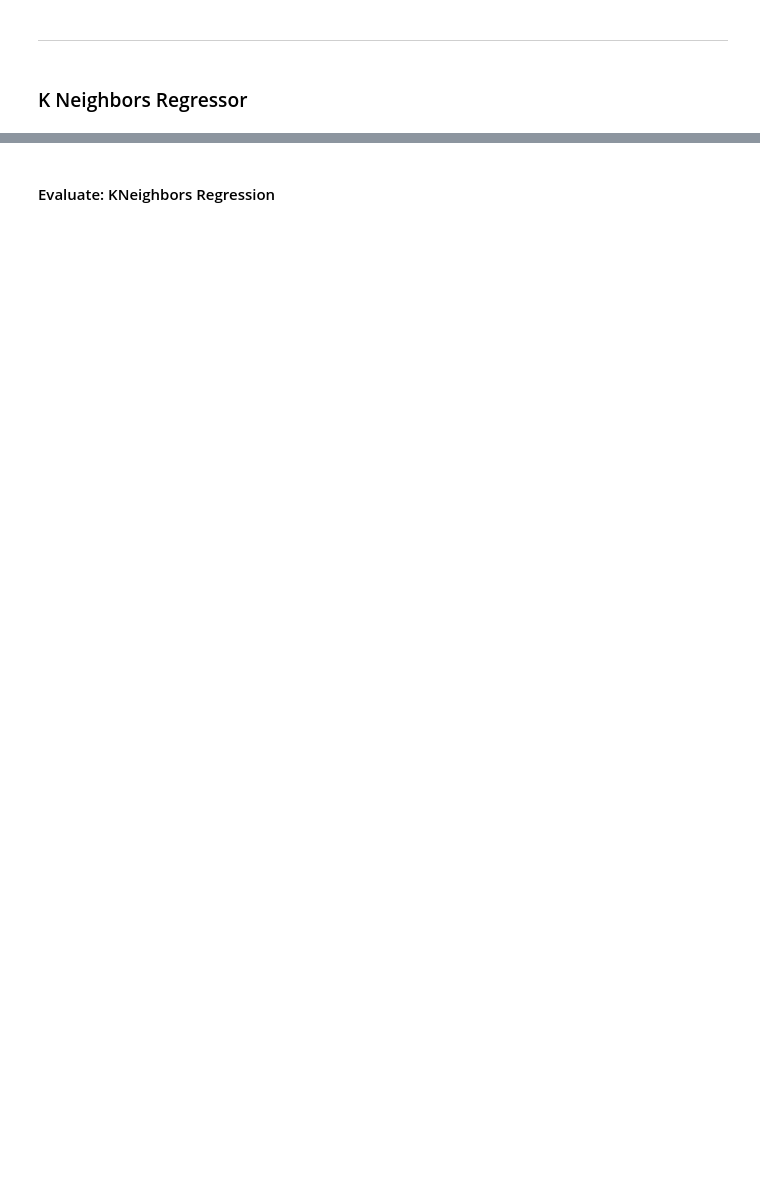
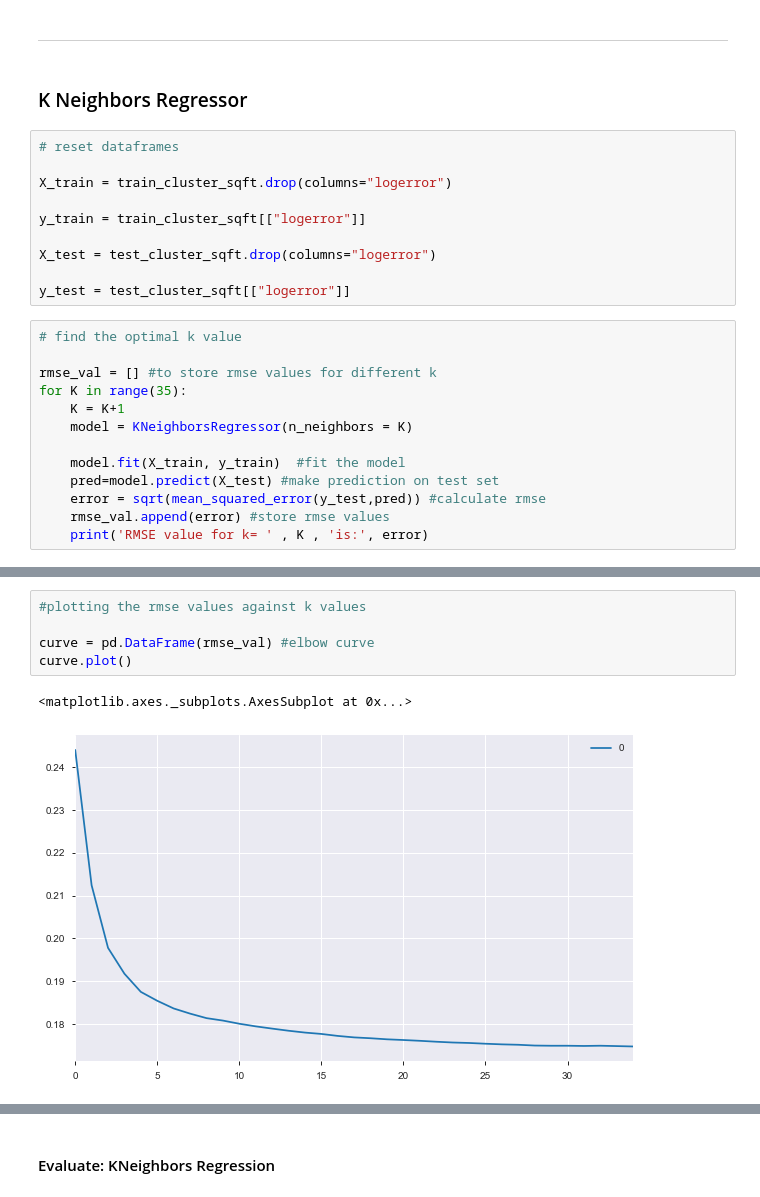
Before and after one commit to FJ-Zillow-Org/Zillow, a Jupyter notebook: deliverable2.ipynb, the cells around one changed output, grey strips where cells are left out. Cells and saved outputs as stored; diff of their text form; blank space fills up the shorter version.

```diff
--- a/deliverable2.ipynb
+++ b/deliverable2.ipynb
@@ -1128,3 +1152,26 @@ plt.show()
 ---
 # %% [markdown]
 ### K Neighbors Regressor
+# %%
+# reset dataframes
+
+X_train = train_cluster_sqft.drop(columns="logerror")
+
+y_train = train_cluster_sqft[["logerror"]]
+
+X_test = test_cluster_sqft.drop(columns="logerror")
+
+y_test = test_cluster_sqft[["logerror"]]
+# %%
+# find the optimal k value
+
+rmse_val = [] #to store rmse values for different k
+for K in range(35):
+    K = K+1
+    model = KNeighborsRegressor(n_neighbors = K)
+
+    model.fit(X_train, y_train)  #fit the model
+    pred=model.predict(X_test) #make prediction on test set
+    error = sqrt(mean_squared_error(y_test,pred)) #calculate rmse
+    rmse_val.append(error) #store rmse values
+    print('RMSE value for k= ' , K , 'is:', error)
@@ -1130,0 +1196,8 @@ plt.show()
+# %%
+#plotting the rmse values against k values
+
+curve = pd.DataFrame(rmse_val) #elbow curve
+curve.plot()
+# %% [output]
+<matplotlib.axes._subplots.AxesSubplot at 0x...>
+[figure, added]
```
Also changed, not shown: parts of 50 cells of this notebook.
